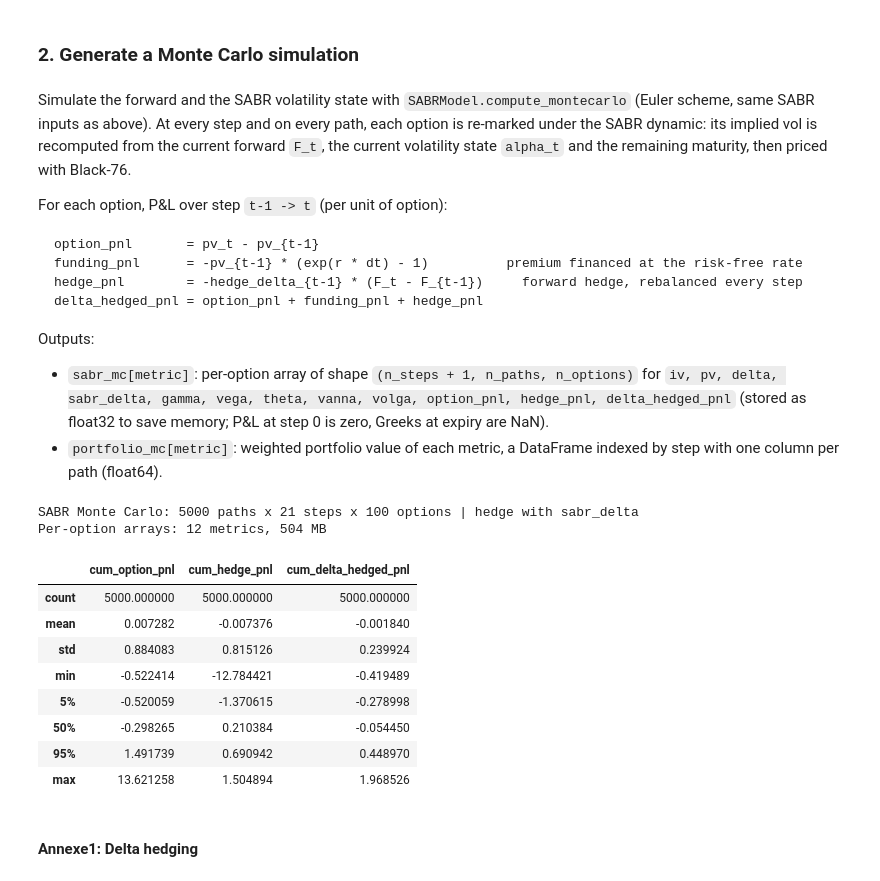
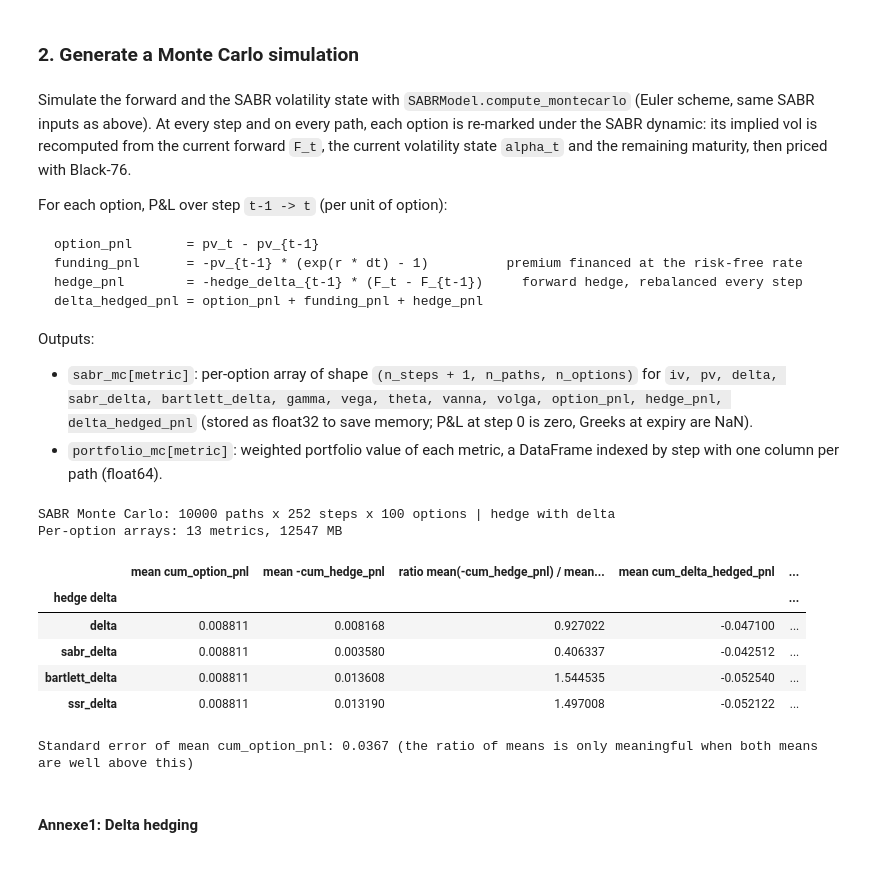
Before and after one commit to kevinlaventure/python_code, a Jupyter notebook: strike_reduction.ipynb, the cells around one changed output. Drawn from its saved outputs; the diff is of its cells as text; code cells hidden in the pictures.

Commit message:
before erasing annex delta

````diff
--- a/strike_reduction.ipynb
+++ b/strike_reduction.ipynb
@@ -175,21 +190,22 @@ def sabr_option_marks(F, alpha_t, tau, strikes, is_call, beta, rho, nu, rate, bu
 n_options = 100
 lower_delta = -0.001         # Signed forward delta for the lower-wing put (-0.1%)
 upper_delta = 0.001          # Forward delta for the upper-wing call (+0.1%)
-maturity_years = 1 / 12      # One month
+maturity_years = 12 / 12      # One month
 
 # Initial market and standard equity SABR inputs
 F0 = 100.0                   # Initial forward
 risk_free_rate = 0.04
 alpha = 0.20                 # With beta=1, alpha is the initial volatility level
 beta = 1.00
-rho = -0.90
-nu = -0.9
+rho = -0.9
+nu = 0.9
 
 # Monte Carlo inputs
-n_paths = 5000
+n_paths = 10000
 n_steps = max(1, round(maturity_years * 252))
 random_seed = 44
-hedge_delta = "sabr_delta"   # Delta used for the daily forward hedge: "sabr_delta" (model) or "delta" (Black-76)
+hedge_delta = "delta"  # Delta used for the daily forward hedge: "delta", "sabr_delta", "bartlett_delta" or "ssr_delta"
+ssr = 1.0                    # Skew stickiness ratio for ssr_delta: IV move = ssr * ATM skew * dF (0 = Black-76 / sticky strike)
 # %% [markdown]
 ### 1. Define a sample portfolio
 # %%
@@ -326,7 +351,7 @@ delta_hedged_pnl = option_pnl + funding_pnl + hedge_pnl
 ```
 
 Outputs:
-- `sabr_mc[metric]`: per-option array of shape `(n_steps + 1, n_paths, n_options)` for `iv, pv, delta, sabr_delta, gamma, vega, theta, vanna, volga, option_pnl, hedge_pnl, delta_hedged_pnl` (stored as float32 to save memory; P&L at step 0 is zero, Greeks at expiry are NaN).
+- `sabr_mc[metric]`: per-option array of shape `(n_steps + 1, n_paths, n_options)` for `iv, pv, delta, sabr_delta, bartlett_delta, gamma, vega, theta, vanna, volga, option_pnl, hedge_pnl, delta_hedged_pnl` (stored as float32 to save memory; P&L at step 0 is zero, Greeks at expiry are NaN).
 - `portfolio_mc[metric]`: weighted portfolio value of each metric, a DataFrame indexed by step with one column per path (float64).
 # %%
 # Simulate forward and SABR volatility paths with the library model: DataFrames (n_steps + 1, n_paths).
@@ -342,18 +367,20 @@ mc_strikes = option_universe["strike"].to_numpy(dtype=float)[None, :]
 mc_is_call = (option_universe["option_type"].to_numpy() == "call")[None, :]
 mc_weights = option_universe["weight"].to_numpy(dtype=float)
 
-mark_metrics = ["iv", "pv", "delta", "sabr_delta", "gamma", "vega", "theta", "vanna", "volga"]
+mark_metrics = ["iv", "pv", "delta", "sabr_delta", "bartlett_delta", "gamma", "vega", "theta", "vanna", "volga"]
 pnl_metrics = ["option_pnl", "hedge_pnl", "delta_hedged_pnl"]
+hedge_deltas = ["delta", "sabr_delta", "bartlett_delta", "ssr_delta"]   # compared in the summary below
 cube_shape = (n_steps + 1, n_paths, n_options)
 sabr_mc = {metric: np.zeros(cube_shape, dtype=np.float32) for metric in mark_metrics + pnl_metrics}
-portfolio_arrays = {metric: np.zeros((n_steps + 1, n_paths)) for metric in mark_metrics + pnl_metrics}
+# Portfolio level also keeps ssr_delta (no per-option cube for it, to save memory).
+portfolio_arrays = {metric: np.zeros((n_steps + 1, n_paths)) for metric in dict.fromkeys(mark_metrics + hedge_deltas + pnl_metrics)}
 
 previous = None
 for step in range(n_steps + 1):
     tau = maturity_years * (n_steps - step) / n_steps
     marks = sabr_option_marks(
         forward_paths[step][:, None], alpha_paths[step][:, None], tau,
-        mc_strikes, mc_is_call, beta, rho, nu, risk_free_rate,
+        mc_strikes, mc_is_call, beta, rho, nu, risk_free_rate, ssr=ssr,
     )
     if previous is not None:
         option_pnl = marks["pv"] - previous["pv"]
@@ -367,52 +394,70 @@ for step in range(n_steps + 1):
     for metric in sabr_mc:
         if metric in marks:
             sabr_mc[metric][step] = marks[metric]
-            # IV of a portfolio is not additive, so only the other metrics are aggregated.
-            if metric != "iv":
-                portfolio_arrays[metric][step] = marks[metric] @ mc_weights
+    for metric in portfolio_arrays:
+        # IV of a portfolio is not additive, so only the other metrics are aggregated.
+        if metric in marks and metric != "iv":
+            portfolio_arrays[metric][step] = marks[metric] @ mc_weights
     previous = marks
 
 portfolio_mc = {
     metric: pd.DataFrame(values, index=pd.RangeIndex(n_steps + 1, name="step"))
     for metric, values in portfolio_arrays.items() if metric != "iv"
 }
 portfolio_cum_hedged_pnl = portfolio_mc["delta_hedged_pnl"].cumsum()
 
 # Spot-check the vectorized marks against the library pricer on a few random (step, path, option) points.
 rng = np.random.default_rng(0)
 for step, path, option in zip(rng.integers(0, n_steps, 5), rng.integers(0, n_paths, 5), rng.integers(0, n_options, 5)):
     ref = SABRModel.compute_option(
         F=forward_paths[step, path], K=float(mc_strikes[0, option]),
         T=maturity_years * (n_steps - step) / n_steps,
         alpha=alpha_paths[step, path], beta=beta, rho=rho, nu=nu, r=risk_free_rate,
         option_type=option_universe["option_type"].iloc[option],
         compute_bs_greeks=True, compute_model_greek=True,
     )
     for metric, ref_value in (("iv", ref["IV"]), ("pv", ref["price"]), ("delta", ref["delta"]),
                               ("gamma", ref["gamma"]), ("vega", ref["vega"]), ("sabr_delta", ref["sabr_delta"])):
         assert np.isclose(sabr_mc[metric][step, path, option], ref_value, rtol=1e-3, atol=1e-5), (metric, step, path, option)
 
 print(f"SABR Monte Carlo: {n_paths} paths x {n_steps} steps x {n_options} options | hedge with {hedge_delta}")
 print(f"Per-option arrays: {len(sabr_mc)} metrics, {sum(a.nbytes for a in sabr_mc.values()) / 2**20:.0f} MB")
 
 terminal_hedged_pnl = portfolio_cum_hedged_pnl.iloc[-1]
-display(pd.DataFrame({
-    "cum_option_pnl": portfolio_mc["option_pnl"].sum(),
-    "cum_hedge_pnl": portfolio_mc["hedge_pnl"].sum(),
-    "cum_delta_hedged_pnl": terminal_hedged_pnl,
-}).describe(percentiles=[0.05, 0.5, 0.95]))
+
+# Summary for every hedge delta on the same paths. Portfolio hedge P&L is linear in the weights, so it is
+# rebuilt from the portfolio delta: cum_hedge_pnl = -sum_t delta_port_{t-1} * (F_t - F_{t-1}).
+forward_moves = np.diff(forward_paths, axis=0)
+cum_option_pnl = portfolio_mc["option_pnl"].sum()
+cum_funding_pnl = -(portfolio_mc["pv"].to_numpy()[:-1] * np.expm1(risk_free_rate * dt)).sum(axis=0)
+cum_hedge_pnl_by_delta = {
+    name: pd.Series(-(portfolio_mc[name].to_numpy()[:-1] * forward_moves).sum(axis=0)) for name in hedge_deltas
+}
+assert np.allclose(cum_hedge_pnl_by_delta[hedge_delta], portfolio_mc["hedge_pnl"].sum()), "rebuilt hedge P&L mismatch"
+
+hedge_summary = pd.DataFrame({
+    name: {
+        "mean cum_option_pnl": cum_option_pnl.mean(),
+        "mean -cum_hedge_pnl": -cum_hedge.mean(),
+        "ratio mean(-cum_hedge_pnl) / mean(cum_option_pnl)": -cum_hedge.mean() / cum_option_pnl.mean(),
+        "mean cum_delta_hedged_pnl": (cum_option_pnl + cum_funding_pnl + cum_hedge).mean(),
+        "std cum_delta_hedged_pnl": (cum_option_pnl + cum_funding_pnl + cum_hedge).std(),
+    }
+    for name, cum_hedge in cum_hedge_pnl_by_delta.items()
+}).T.rename_axis("hedge delta")
+display(hedge_summary)
+print(f"Standard error of mean cum_option_pnl: {cum_option_pnl.std() / np.sqrt(n_paths):.4f} "
+      f"(the ratio of means is only meaningful when both means are well above this)")
 # %% [output]
-SABR Monte Carlo: 5000 paths x 21 steps x 100 options | hedge with sabr_delta
-Per-option arrays: 12 metrics, 504 MB
+SABR Monte Carlo: 10000 paths x 252 steps x 100 options | hedge with delta
+Per-option arrays: 13 metrics, 12547 MB
-|  | cum_option_pnl | cum_hedge_pnl | cum_delta_hedged_pnl |
-| count | 5000.000000 | 5000.000000 | 5000.000000 |
-| mean | 0.007282 | -0.007376 | -0.001840 |
-| std | 0.884083 | 0.815126 | 0.239924 |
-| min | -0.522414 | -12.784421 | -0.419489 |
-| 5% | -0.520059 | -1.370615 | -0.278998 |
-| 50% | -0.298265 | 0.210384 | -0.054450 |
-| 95% | 1.491739 | 0.690942 | 0.448970 |
-| max | 13.621258 | 1.504894 | 1.968526 |
+|  | mean cum_option_pnl | mean -cum_hedge_pnl | ratio mean(-cum_hedge_pnl) / mean... | mean cum_delta_hedged_pnl | ... |
+| hedge delta |  |  |  |  | ... |
+| delta | 0.008811 | 0.008168 | 0.927022 | -0.047100 | ... |
+| sabr_delta | 0.008811 | 0.003580 | 0.406337 | -0.042512 | ... |
+| bartlett_delta | 0.008811 | 0.013608 | 1.544535 | -0.052540 | ... |
+| ssr_delta | 0.008811 | 0.013190 | 1.497008 | -0.052122 | ... |
+Standard error of mean cum_option_pnl: 0.0367 (the ratio of means is only meaningful when both means are well above this)
 # %% [markdown]
 #### Annexe1: Delta hedging
 # %% [markdown]
````
Also changed, not shown: parts of 5 cells of this notebook, 1 other file.
